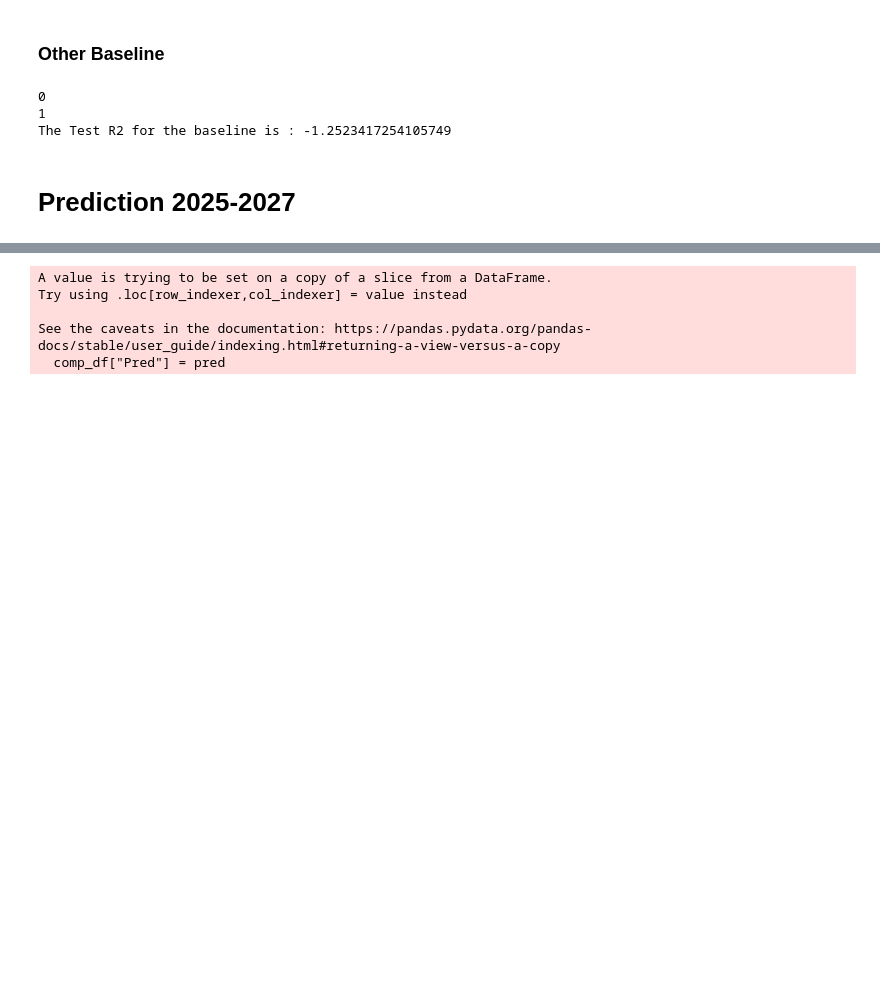
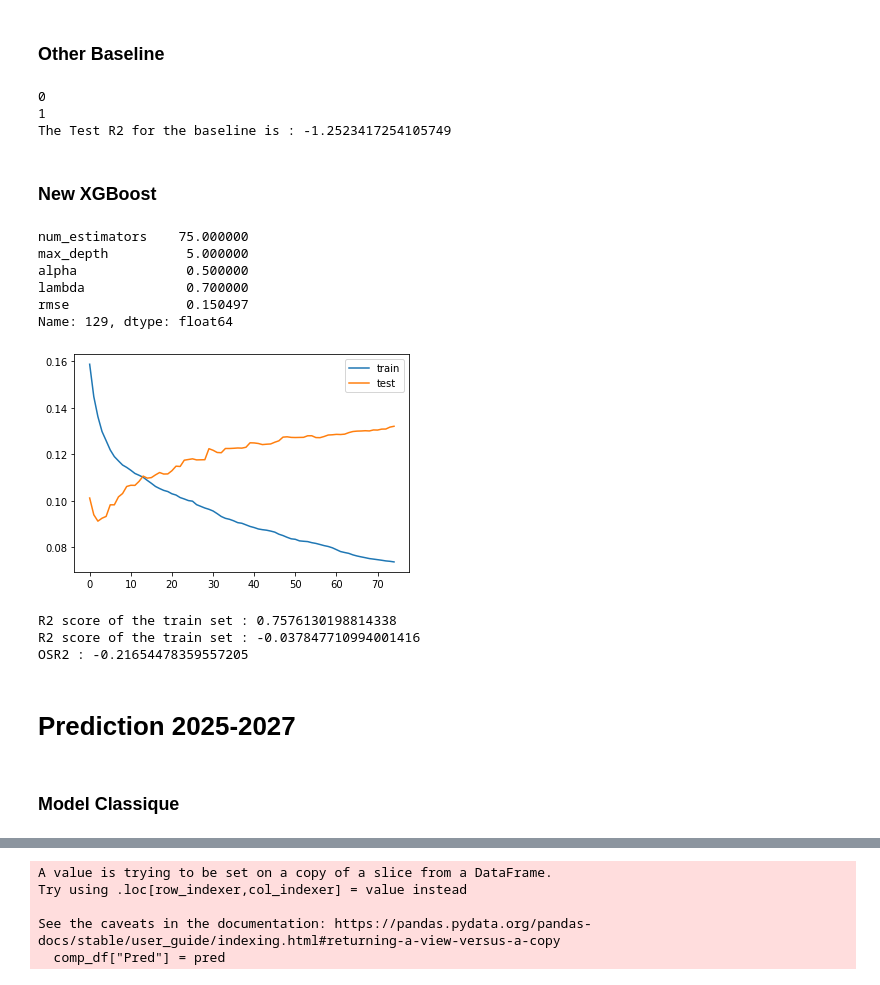
Before and after one commit to lucasleforest/analyticslab, a Jupyter notebook: 2_models/prediction.ipynb, the cells around one changed output, grey strips where cells are left out. Drawn from its saved outputs; the diff is of its cells as text; code cells hidden in the pictures; blank space fills up the shorter version.

```diff
--- a/2_models/prediction.ipynb
+++ b/2_models/prediction.ipynb
@@ -120,3 +102,0 @@ Name: Value, Length: 24803, dtype: float64
-# %%
-df["Value_1"] =
-df["test"] = df.apply()
@@ -506,3 +506,16 @@ print(f"The Test R2 for the baseline is : {np.mean(r2_baseline_test2)}")
 0
 1
 The Test R2 for the baseline is : -1.2523417254105749
+# %% [markdown]
+### New XGBoost
+# %%
+first_df = new_df[(new_df.Year <= 2022)]
+y_train = np.array(first_df.Target)
+X_train = first_df.drop(["Target", "Year"], axis = 1)
+second_df = new_df[(new_df.Year >= 2023)]
+y_test = np.array(second_df.Target)
+X_test = second_df.drop(["Target", "Year"], axis = 1)
+# %%
+cat = ["Device", "Market", "SubMarket"]
+full_pipeline = ColumnTransformer([('cat', OneHotEncoder(handle_unknown='ignore'), cat)], remainder='passthrough')
+encoder = full_pipeline.fit(X_train)
@@ -509,5 +555,41 @@ The Test R2 for the baseline is : -1.2523417254105749
+# %%
+score = pd.DataFrame(score, columns = ["num_estimators", "max_depth", "alpha", "lambda","rmse"])
+score.sort_values(by=['rmse'], ascending=False, inplace = True)
+best_params = list(score.iloc[0, :])[:-1]
+print(score.iloc[0, :])
+
+evalset = [(encoder.transform(X_train), y_train), (encoder.transform(X_test),y_test)]
+model = XGBRegressor(n_estimators = int(best_params[0]), max_depth = int(best_params[1]), reg_alpha = best_params[2], reg_lambda = best_params[3], eta = 0.3)
+#init_lr = eta = best_params[5]
+#callbacks = xgb.callback.LearningRateScheduler(lr_decay)
+model.fit(encoder.transform(X_train), y_train, eval_set = evalset, verbose = 0)# , callbacks=[callbacks])
+results = model.evals_result()
+pyplot.plot(results['validation_0']['rmse'], label='train')
+pyplot.plot(results['validation_1']['rmse'], label='test')
+# show the legend
+pyplot.legend()
+# show the plot
+pyplot.show()
+print(f"R2 score of the train set : {r2_score(model.predict(encoder.transform(X_train)), y_train)}")
+print(f"R2 score of the train set : {r2_score(model.predict(encoder.transform(X_test)), y_test)}")
+
+osr = 1 - (sum([(list(model.predict(encoder.transform(X_test)))[k] - y_test[k])**2 for k in range(len(y_test))]))/(sum([(np.mean(y_train) - y_test[k])**2 for k in range(len(y_test))]))
+print(f"OSR2 : {osr}")
+# %% [output]
+num_estimators    75.000000
+max_depth          5.000000
+alpha              0.500000
+lambda             0.700000
+rmse               0.150497
+Name: 129, dtype: float64
+[figure, added]
+R2 score of the train set : 0.7576130198814338
+R2 score of the train set : -0.037847710994001416
+OSR2 : -0.21654478359557205
 # %% [markdown]
 # Prediction 2025-2027
+# %% [markdown]
+### Model Classique
 # %%
 df = pd.read_csv("../clean_data/final_df.csv", index_col= 0)
 df[(df.Company == "ASML")]
```
Also changed, not shown: parts of 13 cells of this notebook, 3 other files.
